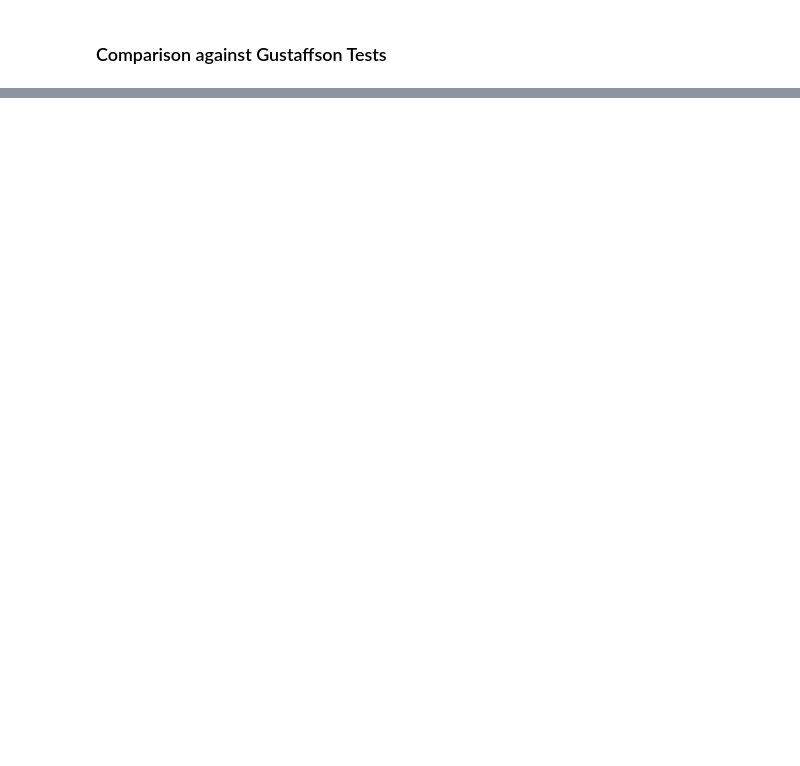
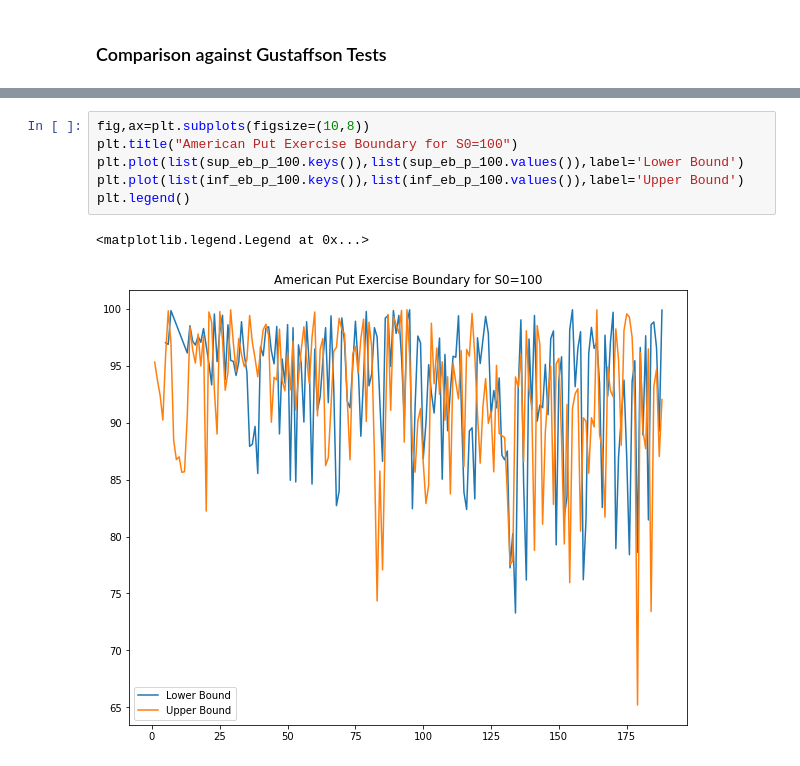
Before and after one commit to jasonbohne123/Longstaff_schwartz_method, a Jupyter notebook: LSM.ipynb, the cells around one changed output, grey strips where cells are left out. Drawn from its saved outputs; the diff is of its cells as text; blank space fills up the shorter version.

```diff
--- a/LSM.ipynb
+++ b/LSM.ipynb
@@ -295,0 +484,9 @@ b=plt.hist(vals110)
+# %%
+fig,ax=plt.subplots(figsize=(10,8))
+plt.title("American Put Exercise Boundary for S0=100")
+plt.plot(list(sup_eb_p_100.keys()),list(sup_eb_p_100.values()),label='Lower Bound')
+plt.plot(list(inf_eb_p_100.keys()),list(inf_eb_p_100.values()),label='Upper Bound')
+plt.legend()
+# %% [output]
+<matplotlib.legend.Legend at 0x...>
+[figure, added]
```
Also changed, not shown: parts of 49 cells of this notebook, 1 other file.
